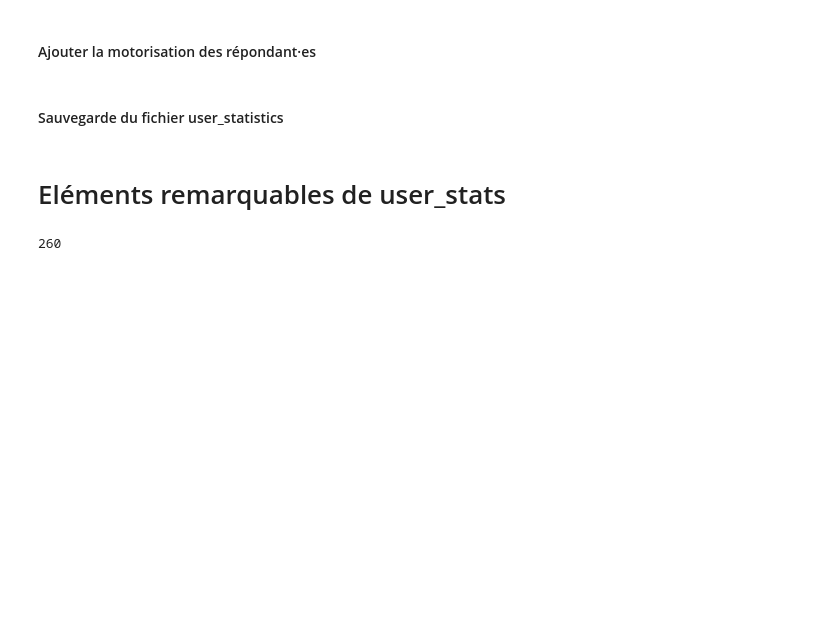
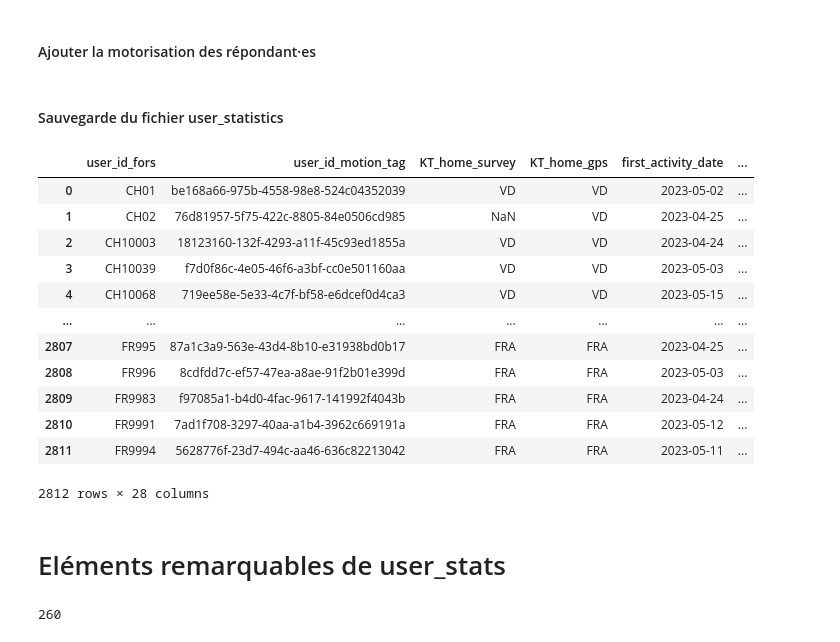
Before and after one commit to meschultheiss/Feuille-de-route-GPS, a Jupyter notebook: Notebooks/user_statistics.ipynb, the cells around one changed output. Saved outputs shown, nothing was run; the diff lists cells and outputs as text; code cells hidden in the pictures; blank space fills up the shorter version.

```diff
--- a/Notebooks/user_statistics.ipynb
+++ b/Notebooks/user_statistics.ipynb
@@ -382,3 +383,19 @@ usr_stats = pd.merge(usr_stats, motorization, on='user_id_fors',how='left')
 # %%
 usr_stats.to_pickle('../Data/processed_feuille_de_route/gps_user_statistics.pkl')
 usr_stats.to_csv('../Data/processed_feuille_de_route/gps_user_statistics.csv')
+# %%
+usr_stats
+# %% [output]
+|  | user_id_fors | user_id_motion_tag | KT_home_survey | KT_home_gps | first_activity_date | ... |
+| 0 | CH01 | be168a66-975b-4558-98e8-524c04352039 | VD | VD | 2023-05-02 | ... |
+| 1 | CH02 | 76d81957-5f75-422c-8805-84e0506cd985 | NaN | VD | 2023-04-25 | ... |
+| 2 | CH10003 | 18123160-132f-4293-a11f-45c93ed1855a | VD | VD | 2023-04-24 | ... |
+| 3 | CH10039 | f7d0f86c-4e05-46f6-a3bf-cc0e501160aa | VD | VD | 2023-05-03 | ... |
+| 4 | CH10068 | 719ee58e-5e33-4c7f-bf58-e6dcef0d4ca3 | VD | VD | 2023-05-15 | ... |
+| ... | ... | ... | ... | ... | ... | ... |
+| 2807 | FR995 | 87a1c3a9-563e-43d4-8b10-e31938bd0b17 | FRA | FRA | 2023-04-25 | ... |
+| 2808 | FR996 | 8cdfdd7c-ef57-47ea-a8ae-91f2b01e399d | FRA | FRA | 2023-05-03 | ... |
+| 2809 | FR9983 | f97085a1-b4d0-4fac-9617-141992f4043b | FRA | FRA | 2023-04-24 | ... |
+| 2810 | FR9991 | 7ad1f708-3297-40aa-a1b4-3962c669191a | FRA | FRA | 2023-05-12 | ... |
+| 2811 | FR9994 | 5628776f-23d7-494c-aa46-636c82213042 | FRA | FRA | 2023-05-11 | ... |
+2812 rows × 28 columns
```
Also changed, not shown: parts of 4 cells of this notebook, 8 other files.
